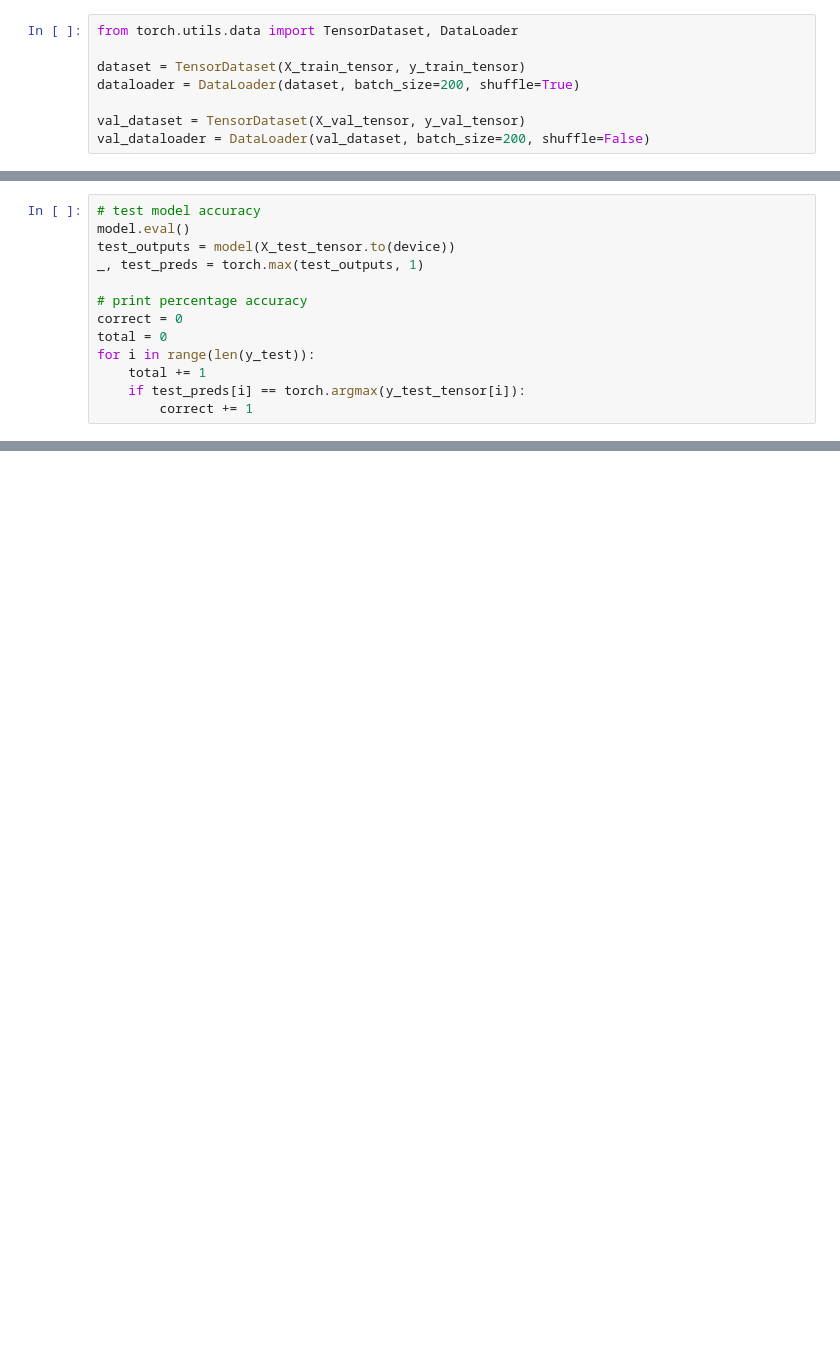
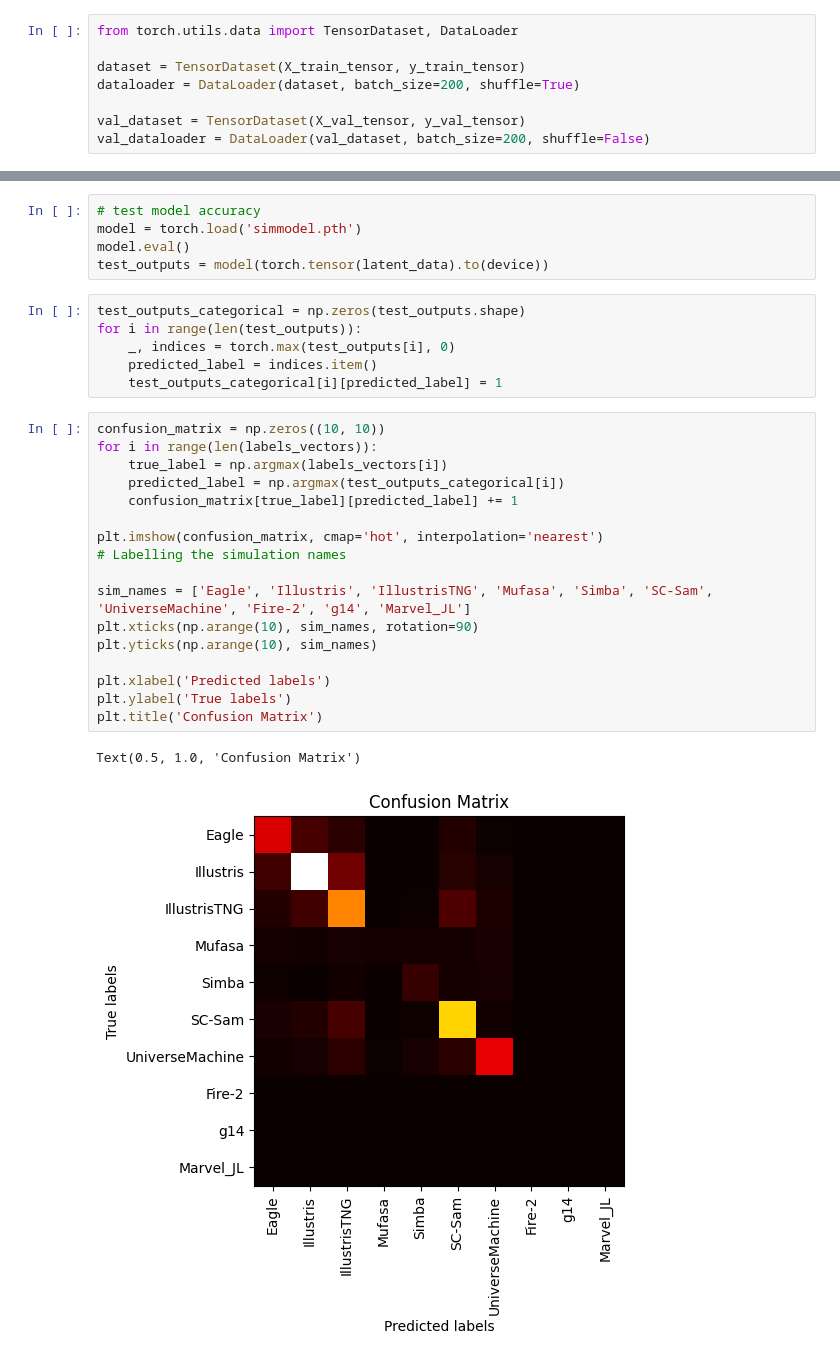
Before and after one commit to harrypenguin/Astrostatistics-Models, a Jupyter notebook: SimIdentifierMLP.ipynb, the cells around one changed output, grey strips where cells are left out. Cells and saved outputs as stored; diff of their text form; blank space fills up the shorter version.

Commit message:
Simulation Identifier MLP trained, plotted confusion matrix

```diff
--- a/SimIdentifierMLP.ipynb
+++ b/SimIdentifierMLP.ipynb
@@ -142,13 +134,0 @@ plt.plot(val_losses)
-# %%
-# test model accuracy
-model.eval()
-test_outputs = model(X_test_tensor.to(device))
-_, test_preds = torch.max(test_outputs, 1)
-
-# print percentage accuracy
-correct = 0
-total = 0
-for i in range(len(y_test)):
-    total += 1
-    if test_preds[i] == torch.argmax(y_test_tensor[i]):
-        correct += 1
@@ -158,0 +135,31 @@ correct/total
+# %%
+# test model accuracy
+model = torch.load('simmodel.pth')
+model.eval()
+test_outputs = model(torch.tensor(latent_data).to(device))
+# %%
+test_outputs_categorical = np.zeros(test_outputs.shape)
+for i in range(len(test_outputs)):
+    _, indices = torch.max(test_outputs[i], 0)
+    predicted_label = indices.item()
+    test_outputs_categorical[i][predicted_label] = 1
+# %%
+confusion_matrix = np.zeros((10, 10))
+for i in range(len(labels_vectors)):
+    true_label = np.argmax(labels_vectors[i])
+    predicted_label = np.argmax(test_outputs_categorical[i])
+    confusion_matrix[true_label][predicted_label] += 1
+
+plt.imshow(confusion_matrix, cmap='hot', interpolation='nearest')
+# Labelling the simulation names
+
+sim_names = ['Eagle', 'Illustris', 'IllustrisTNG', 'Mufasa', 'Simba', 'SC-Sam', 'UniverseMachine', 'Fire-2', 'g14', 'Marvel_JL']
+plt.xticks(np.arange(10), sim_names, rotation=90)
+plt.yticks(np.arange(10), sim_names)
+
+plt.xlabel('Predicted labels')
+plt.ylabel('True labels')
+plt.title('Confusion Matrix')
+# %% [output]
+Text(0.5, 1.0, 'Confusion Matrix')
+[figure, added]
```
Also changed, not shown: parts of 8 cells of this notebook, 1 other file.
